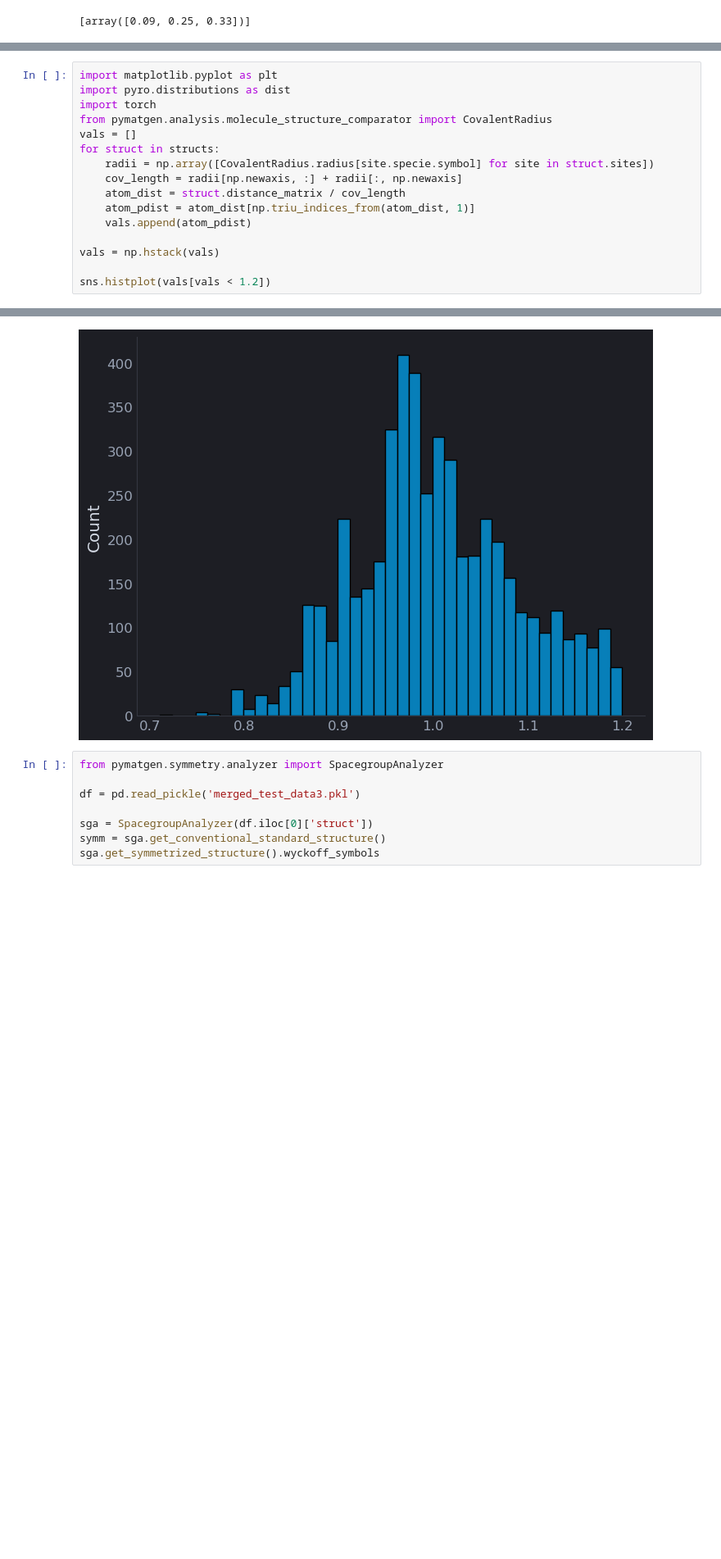
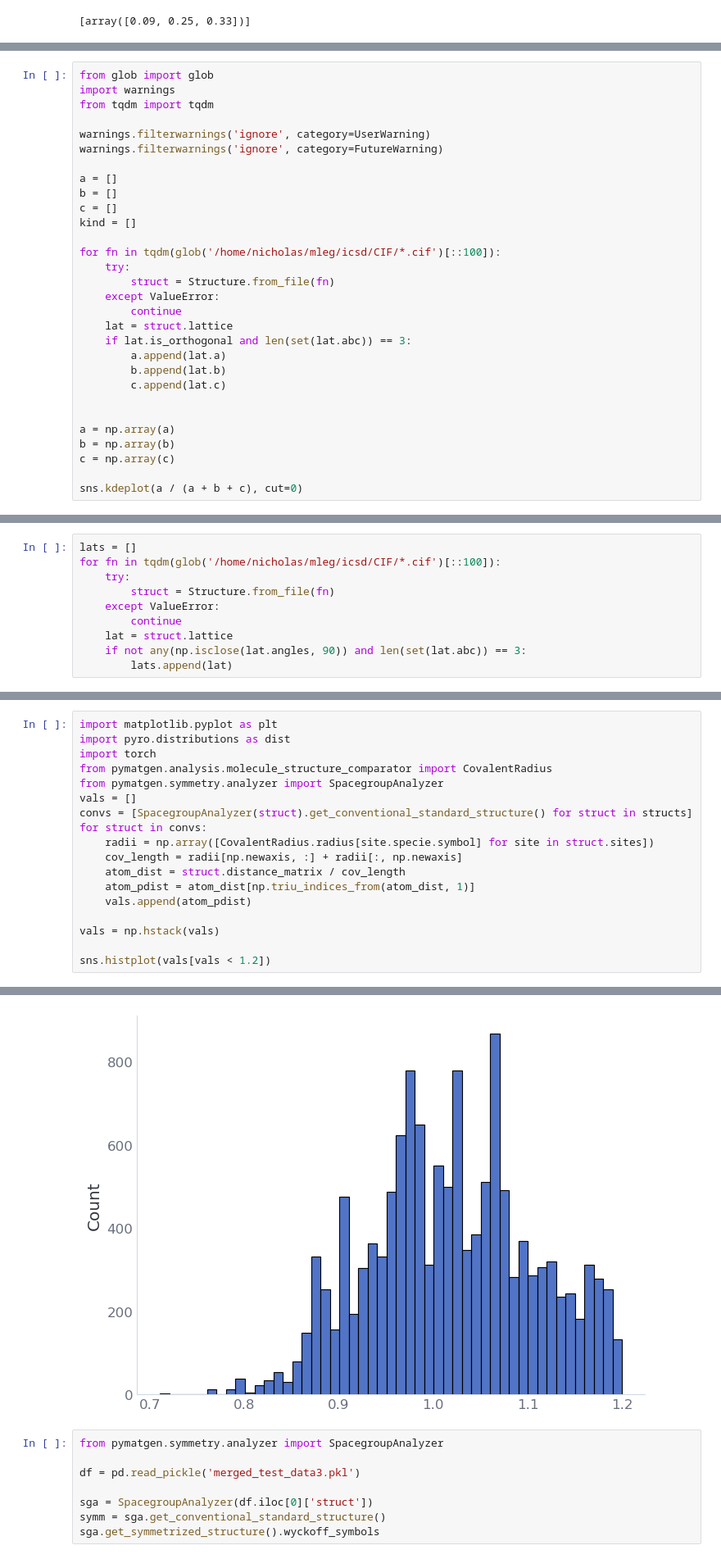
Before and after one commit to nicholas-miklaucic/baysic, a Jupyter notebook: priors.ipynb, the cells around one changed output, grey strips where cells are left out. Shown at 82% size. Drawn from its saved outputs; the diff is of its cells as text; blank space fills up the shorter version.

Commit message:
Add more lattices

```diff
--- a/priors.ipynb
+++ b/priors.ipynb
@@ -192,0 +255,30 @@ use_inf_as_na option is deprecated and will be removed in a future version. Conv
+# %%
+from glob import glob
+import warnings
+from tqdm import tqdm
+
+warnings.filterwarnings('ignore', category=UserWarning)
+warnings.filterwarnings('ignore', category=FutureWarning)
+
+a = []
+b = []
+c = []
+kind = []
+
+for fn in tqdm(glob('/home/nicholas/mleg/icsd/CIF/*.cif')[::100]):
+    try:
+        struct = Structure.from_file(fn)
+    except ValueError:
+        continue
+    lat = struct.lattice
+    if lat.is_orthogonal and len(set(lat.abc)) == 3:
+        a.append(lat.a)
+        b.append(lat.b)
+        c.append(lat.c)
+
+
+a = np.array(a)
+b = np.array(b)
+c = np.array(c)
+
+sns.kdeplot(a / (a + b + c), cut=0)
@@ -192,0 +308,10 @@ use_inf_as_na option is deprecated and will be removed in a future version. Conv
+# %%
+lats = []
+for fn in tqdm(glob('/home/nicholas/mleg/icsd/CIF/*.cif')[::100]):
+    try:
+        struct = Structure.from_file(fn)
+    except ValueError:
+        continue
+    lat = struct.lattice
+    if not any(np.isclose(lat.angles, 90)) and len(set(lat.abc)) == 3:
+        lats.append(lat)
@@ -193,26 +394,28 @@ use_inf_as_na option is deprecated and will be removed in a future version. Conv
 # %%
 import matplotlib.pyplot as plt
 import pyro.distributions as dist
 import torch
 from pymatgen.analysis.molecule_structure_comparator import CovalentRadius
+from pymatgen.symmetry.analyzer import SpacegroupAnalyzer
 vals = []
-for struct in structs:
+convs = [SpacegroupAnalyzer(struct).get_conventional_standard_structure() for struct in structs]
+for struct in convs:
     radii = np.array([CovalentRadius.radius[site.specie.symbol] for site in struct.sites])
     cov_length = radii[np.newaxis, :] + radii[:, np.newaxis]
     atom_dist = struct.distance_matrix / cov_length
     atom_pdist = atom_dist[np.triu_indices_from(atom_dist, 1)]
     vals.append(atom_pdist)
 
 vals = np.hstack(vals)
 
 sns.histplot(vals[vals < 1.2])
 # %% [output]
 is_categorical_dtype is deprecated and will be removed in a future version. Use isinstance(dtype, CategoricalDtype) instead
 
 
 use_inf_as_na option is deprecated and will be removed in a future version. Convert inf values to NaN before operating instead.
 <Axes: ylabel='Count'>
-[figure, old version]
+[figure, new version]
 # %%
 from pymatgen.symmetry.analyzer import SpacegroupAnalyzer
 
```
Also changed, not shown: parts of 32 cells of this notebook, 9 other files.
